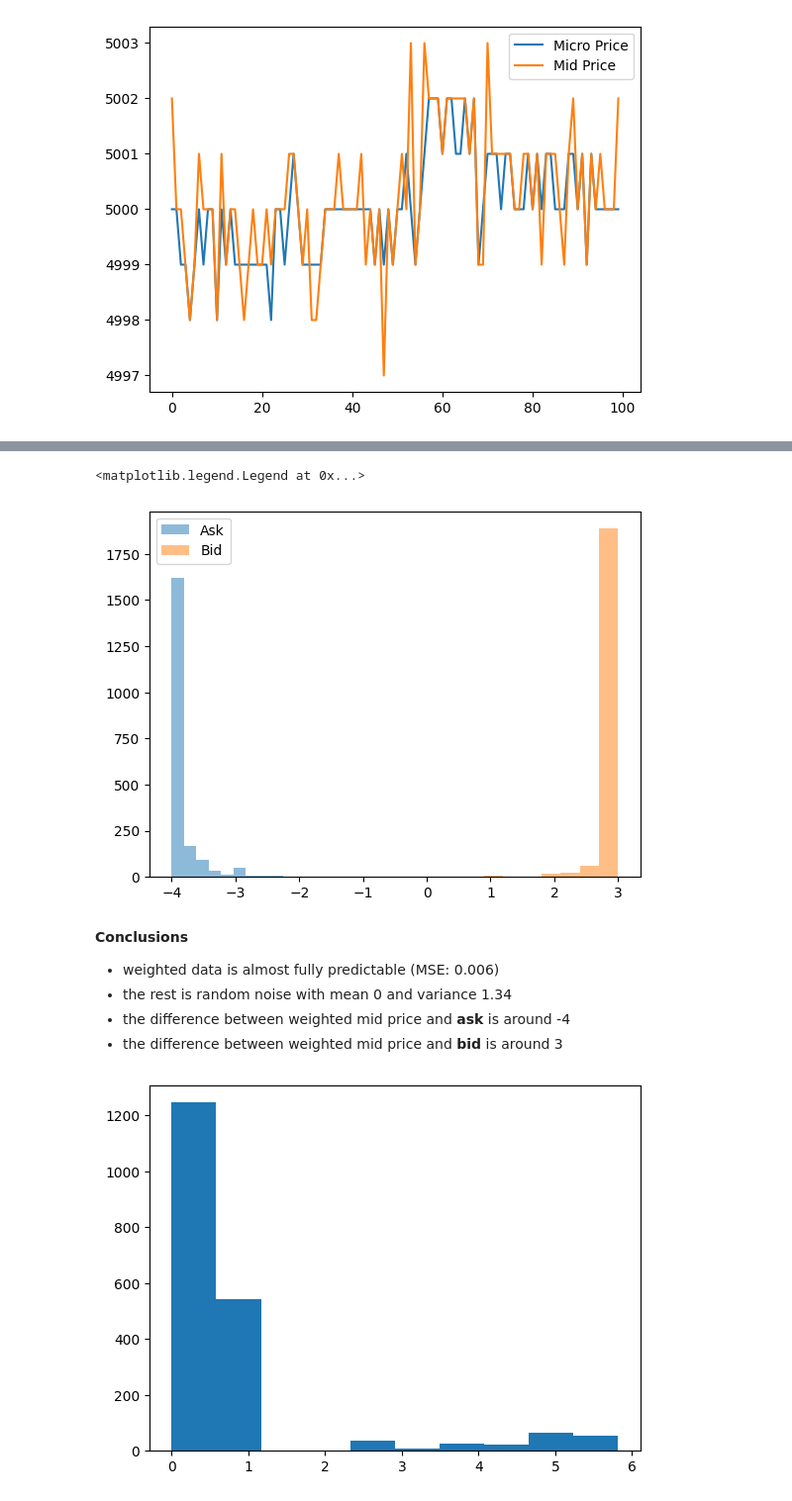
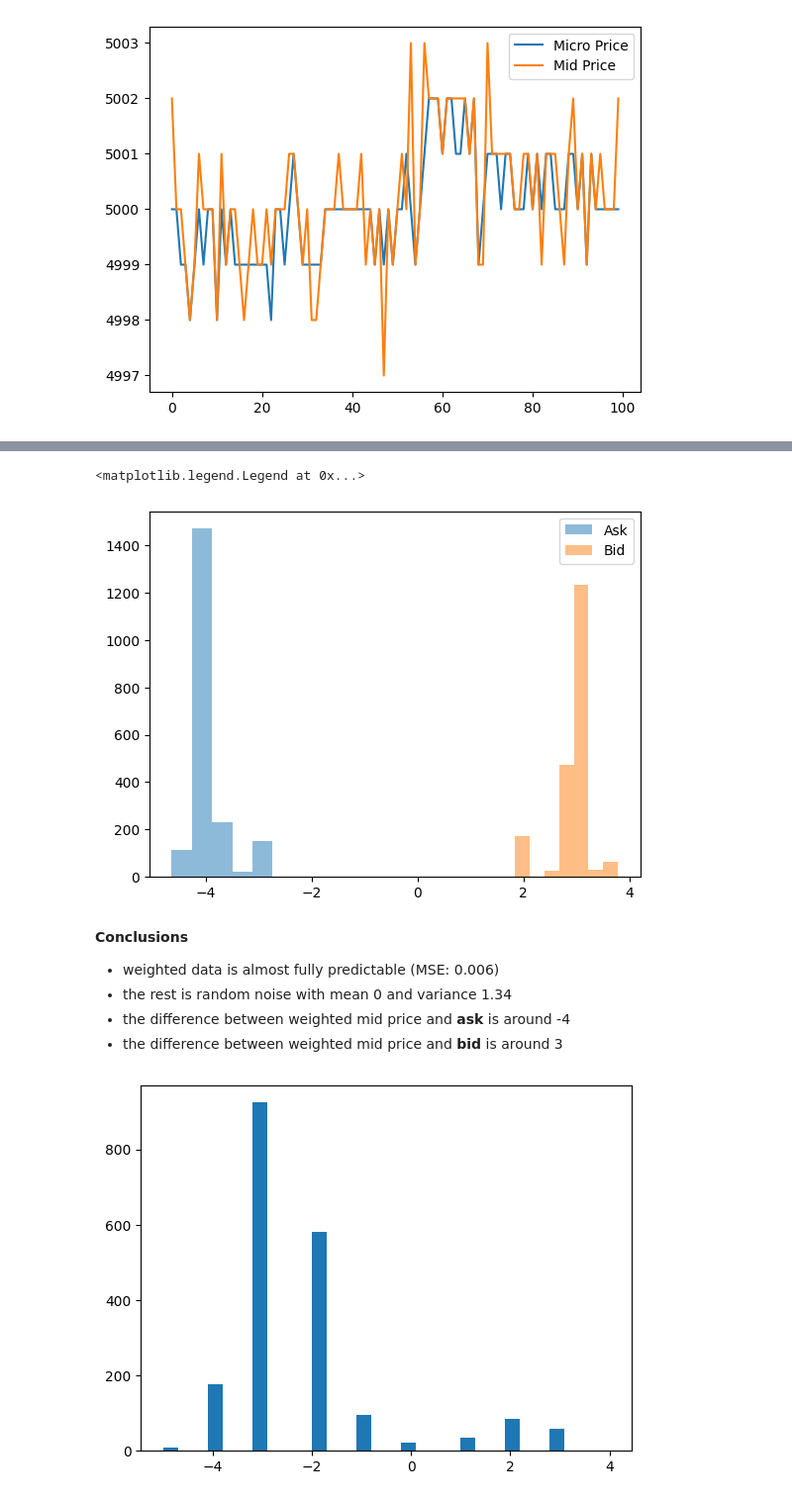
Before and after one commit to levladiator/Prosperity, a Jupyter notebook: src/forecaster-STARFRUIT.ipynb, the cells around one changed output, grey strips where cells are left out. Shown at 99% size. Drawn from its saved outputs; the diff is of its cells as text; code cells hidden in the pictures.

```diff
--- a/src/forecaster-STARFRUIT.ipynb
+++ b/src/forecaster-STARFRUIT.ipynb
@@ -301,5 +302,5 @@ np.var(diff)
 # %%
-weighted_price = [round(x) for x in weighted_data]
+weighted_price = [round(x) for x in micro_price]
 
 # Calculate weighted ask price
 weighted_ask_price = (raw[products[1]]['ask_price_1'] * raw[products[1]]['ask_volume_1']
@@ -322,7 +323,7 @@ plt.hist(diff_bid, bins=10, alpha=0.5, label='Bid')
 plt.legend()
 # %% [output]
 <matplotlib.legend.Legend at 0x...>
-[figure, old version]
+[figure, new version]
 # %% [markdown]
 **Conclusions**
 - weighted data is almost fully predictable (MSE: 0.006)
@@ -331,9 +332,9 @@ plt.legend()
 -  the difference between weighted mid price and **bid** is around 3
 # %%
 # Plot difference between weighted bid price and best bid price
-diff_bid_best = raw[products[1]]['bid_price_1'] - weighted_bid_price
-plt.hist(diff_bid_best, bins=10)
+diff_bid_best = raw[products[1]]['bid_price_1'][11:] - my_predictions
+plt.hist(diff_bid_best, bins=30)
 plt.show()
 # %% [output]
-[figure, old version]
+[figure, new version]
 # %%
```
Also changed, not shown: parts of 7 cells of this notebook, 1 other file.
